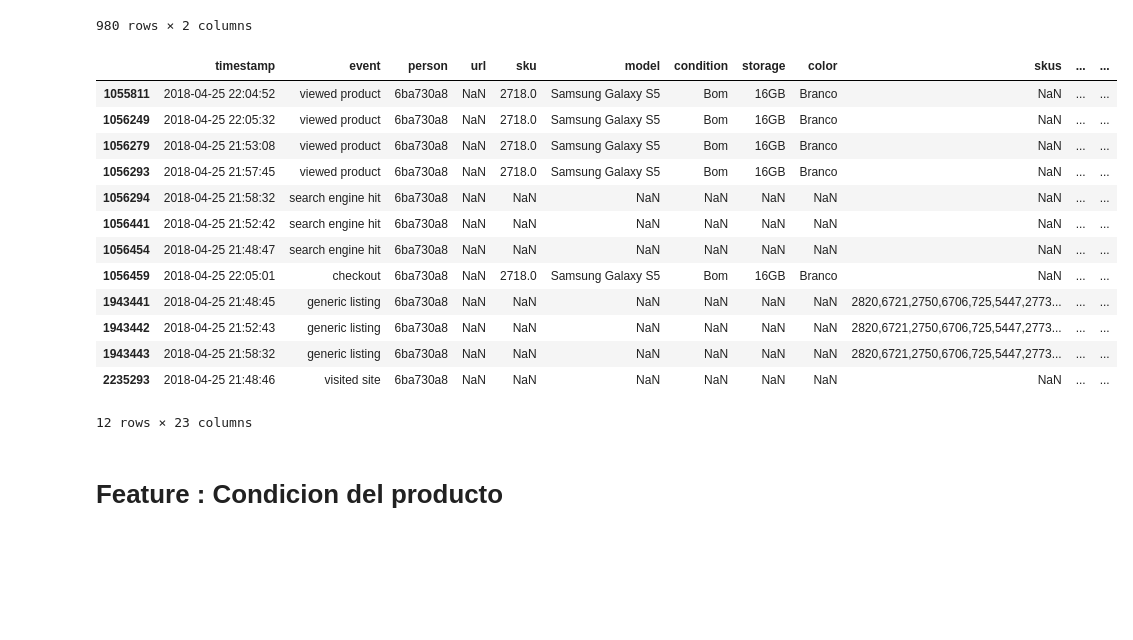
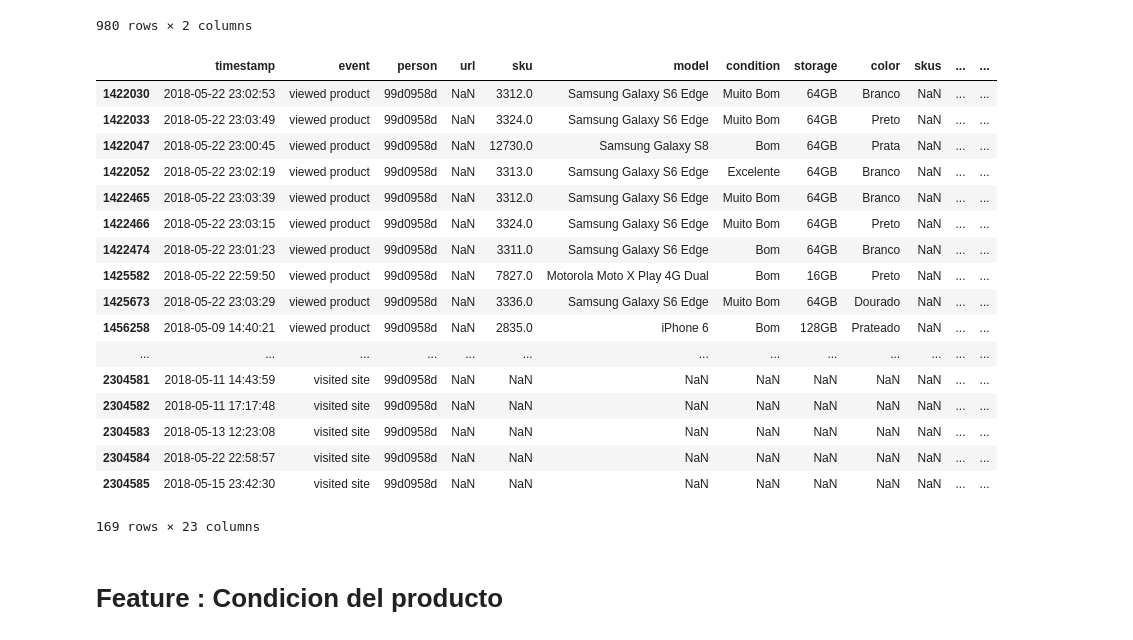
Before and after one commit to EugeniaFranchi/TP-Datos, a Jupyter notebook: TP2/TP2.ipynb, the cells around one changed output. Cells and saved outputs as stored; diff of their text form; code cells hidden in the pictures; blank space fills up the shorter version.

```diff
--- a/TP2/TP2.ipynb
+++ b/TP2/TP2.ipynb
@@ -77,22 +68,26 @@ training[training['label']==1]
 | 19389 | 538c3e87 | 1 |
 980 rows × 2 columns
 # %%
-events.loc[(events['person']=='6ba730a8')]
+events.loc[(events['person']=='99d0958d')]
 # %% [output]
 |  | timestamp | event | person | url | sku | model | condition | storage | color | skus | ... | ... |
-| 1055811 | 2018-04-25 22:04:52 | viewed product | 6ba730a8 | NaN | 2718.0 | Samsung Galaxy S5 | Bom | 16GB | Branco | NaN | ... | ... |
-| 1056249 | 2018-04-25 22:05:32 | viewed product | 6ba730a8 | NaN | 2718.0 | Samsung Galaxy S5 | Bom | 16GB | Branco | NaN | ... | ... |
-| 1056279 | 2018-04-25 21:53:08 | viewed product | 6ba730a8 | NaN | 2718.0 | Samsung Galaxy S5 | Bom | 16GB | Branco | NaN | ... | ... |
-| 1056293 | 2018-04-25 21:57:45 | viewed product | 6ba730a8 | NaN | 2718.0 | Samsung Galaxy S5 | Bom | 16GB | Branco | NaN | ... | ... |
-| 1056294 | 2018-04-25 21:58:32 | search engine hit | 6ba730a8 | NaN | NaN | NaN | NaN | NaN | NaN | NaN | ... | ... |
-| 1056441 | 2018-04-25 21:52:42 | search engine hit | 6ba730a8 | NaN | NaN | NaN | NaN | NaN | NaN | NaN | ... | ... |
-| 1056454 | 2018-04-25 21:48:47 | search engine hit | 6ba730a8 | NaN | NaN | NaN | NaN | NaN | NaN | NaN | ... | ... |
-| 1056459 | 2018-04-25 22:05:01 | checkout | 6ba730a8 | NaN | 2718.0 | Samsung Galaxy S5 | Bom | 16GB | Branco | NaN | ... | ... |
-| 1943441 | 2018-04-25 21:48:45 | generic listing | 6ba730a8 | NaN | NaN | NaN | NaN | NaN | NaN | 2820,6721,2750,6706,725,5447,2773... | ... | ... |
-| 1943442 | 2018-04-25 21:52:43 | generic listing | 6ba730a8 | NaN | NaN | NaN | NaN | NaN | NaN | 2820,6721,2750,6706,725,5447,2773... | ... | ... |
-| 1943443 | 2018-04-25 21:58:32 | generic listing | 6ba730a8 | NaN | NaN | NaN | NaN | NaN | NaN | 2820,6721,2750,6706,725,5447,2773... | ... | ... |
-| 2235293 | 2018-04-25 21:48:46 | visited site | 6ba730a8 | NaN | NaN | NaN | NaN | NaN | NaN | NaN | ... | ... |
+| 1422030 | 2018-05-22 23:02:53 | viewed product | 99d0958d | NaN | 3312.0 | Samsung Galaxy S6 Edge | Muito Bom | 64GB | Branco | NaN | ... | ... |
+| 1422033 | 2018-05-22 23:03:49 | viewed product | 99d0958d | NaN | 3324.0 | Samsung Galaxy S6 Edge | Muito Bom | 64GB | Preto | NaN | ... | ... |
+| 1422047 | 2018-05-22 23:00:45 | viewed product | 99d0958d | NaN | 12730.0 | Samsung Galaxy S8 | Bom | 64GB | Prata | NaN | ... | ... |
+| 1422052 | 2018-05-22 23:02:19 | viewed product | 99d0958d | NaN | 3313.0 | Samsung Galaxy S6 Edge | Excelente | 64GB | Branco | NaN | ... | ... |
+| 1422465 | 2018-05-22 23:03:39 | viewed product | 99d0958d | NaN | 3312.0 | Samsung Galaxy S6 Edge | Muito Bom | 64GB | Branco | NaN | ... | ... |
+| 1422466 | 2018-05-22 23:03:15 | viewed product | 99d0958d | NaN | 3324.0 | Samsung Galaxy S6 Edge | Muito Bom | 64GB | Preto | NaN | ... | ... |
+| 1422474 | 2018-05-22 23:01:23 | viewed product | 99d0958d | NaN | 3311.0 | Samsung Galaxy S6 Edge | Bom | 64GB | Branco | NaN | ... | ... |
+| 1425582 | 2018-05-22 22:59:50 | viewed product | 99d0958d | NaN | 7827.0 | Motorola Moto X Play 4G Dual | Bom | 16GB | Preto | NaN | ... | ... |
+| 1425673 | 2018-05-22 23:03:29 | viewed product | 99d0958d | NaN | 3336.0 | Samsung Galaxy S6 Edge | Muito Bom | 64GB | Dourado | NaN | ... | ... |
+| 1456258 | 2018-05-09 14:40:21 | viewed product | 99d0958d | NaN | 2835.0 | iPhone 6 | Bom | 128GB | Prateado | NaN | ... | ... |
+| ... | ... | ... | ... | ... | ... | ... | ... | ... | ... | ... | ... | ... |
+| 2304581 | 2018-05-11 14:43:59 | visited site | 99d0958d | NaN | NaN | NaN | NaN | NaN | NaN | NaN | ... | ... |
+| 2304582 | 2018-05-11 17:17:48 | visited site | 99d0958d | NaN | NaN | NaN | NaN | NaN | NaN | NaN | ... | ... |
+| 2304583 | 2018-05-13 12:23:08 | visited site | 99d0958d | NaN | NaN | NaN | NaN | NaN | NaN | NaN | ... | ... |
+| 2304584 | 2018-05-22 22:58:57 | visited site | 99d0958d | NaN | NaN | NaN | NaN | NaN | NaN | NaN | ... | ... |
+| 2304585 | 2018-05-15 23:42:30 | visited site | 99d0958d | NaN | NaN | NaN | NaN | NaN | NaN | NaN | ... | ... |
-12 rows × 23 columns
+169 rows × 23 columns
 # %% [markdown]
 # Feature : Condicion del producto
 # %%
```
Also changed, not shown: parts of 35 cells of this notebook, 2 other files.
